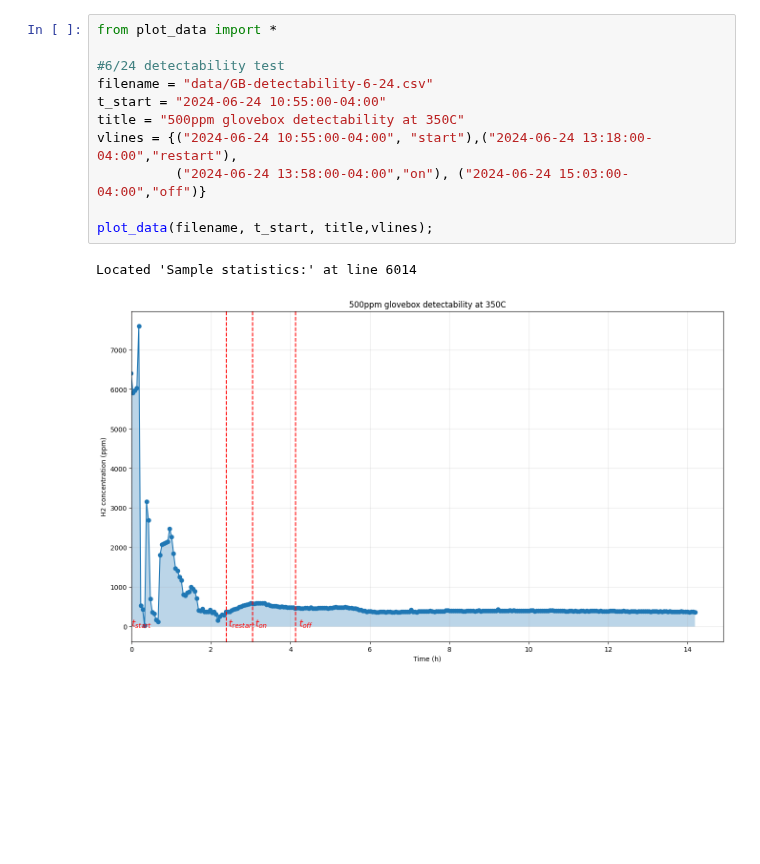
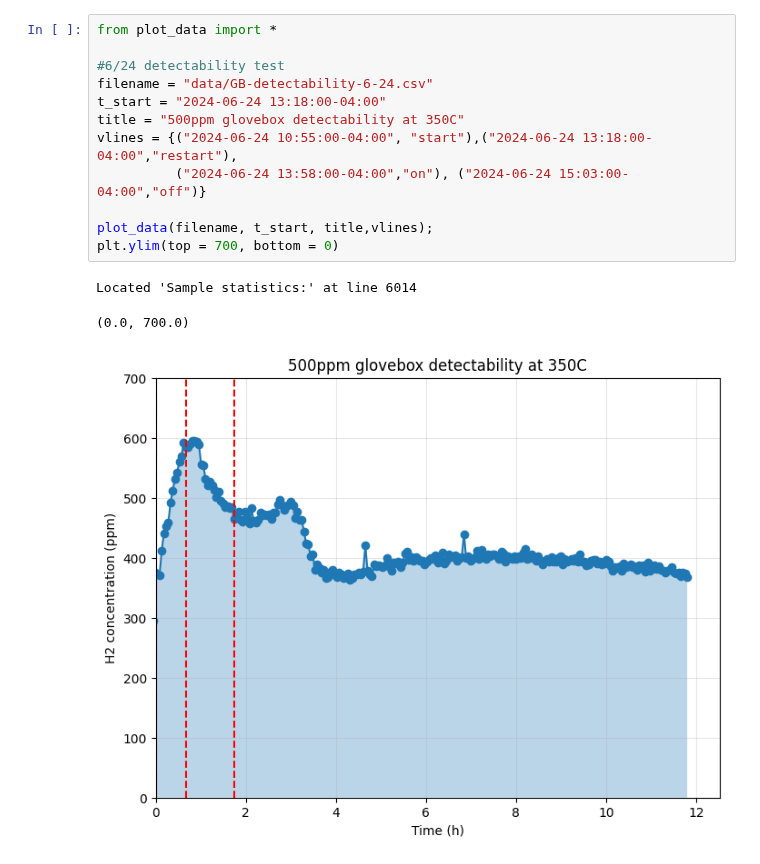
Before and after one commit to RemDelaporteMathurin/hyperion, a Jupyter notebook: data_plots.ipynb, the cells around one changed output. Saved outputs shown, nothing was run; the diff lists cells and outputs as text; blank space fills up the shorter version.

Commit message:
creating plots for thesis

```diff
--- a/data_plots.ipynb
+++ b/data_plots.ipynb
@@ -1,17 +1,19 @@
 # %%
 from plot_data import *
 
 #6/24 detectability test
 filename = "data/GB-detectability-6-24.csv"
-t_start = "2024-06-24 10:55:00-04:00"
+t_start = "2024-06-24 13:18:00-04:00"
 title = "500ppm glovebox detectability at 350C"
 vlines = {("2024-06-24 10:55:00-04:00", "start"),("2024-06-24 13:18:00-04:00","restart"),
           ("2024-06-24 13:58:00-04:00","on"), ("2024-06-24 15:03:00-04:00","off")}
 
 plot_data(filename, t_start, title,vlines);
+plt.ylim(top = 700, bottom = 0)
 # %% [output]
 Located 'Sample statistics:' at line 6014
+(0.0, 700.0)
-[figure, old version]
+[figure, new version]
 # %%
 #6/25 detectability test
 filename = "data/GB-detectability-6-25.csv"
```
Also changed, not shown: parts of 6 cells of this notebook, 3 other files.
